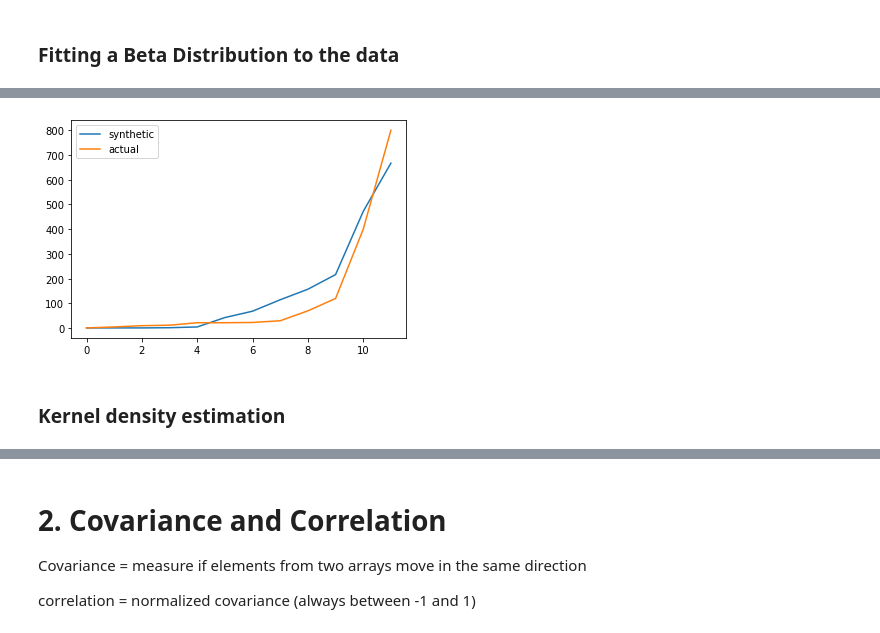
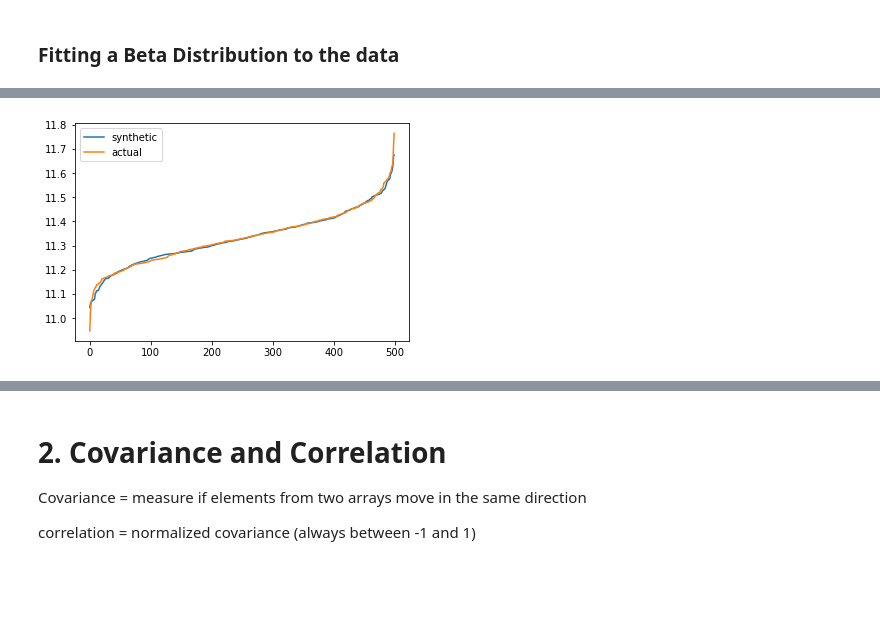
Before and after one commit to sanjosh/machine_learning, a Jupyter notebook: copulas/synthetic data generation.ipynb, the cells around one changed output, grey strips where cells are left out. Drawn from its saved outputs; the diff is of its cells as text; code cells hidden in the pictures; blank space fills up the shorter version.

```diff
--- a/copulas/synthetic data generation.ipynb
+++ b/copulas/synthetic data generation.ipynb
@@ -10,4 +10,13 @@ import numpy as np
 # %% [markdown]
 ### This is some sample data
 # %%
-actual_data = [5, 12, 22, 400, 800, 120, 70, 30, 23, 22, 10, 1 ]
+num_values = 500
+
+actual_age = beta.rvs(100, 200 ,loc=10, scale=4, size=num_values)
+
+actual_speed = gamma.rvs(a = 10, loc=10, scale=5, size=num_values)
+
+correlation_dict = {'speed': sorted(actual_speed),
+                      'age': sorted(actual_age) }
+
+df = pd.DataFrame.from_dict(correlation_dict)
@@ -14,7 +37,6 @@ actual_data = [5, 12, 22, 400, 800, 120, 70, 30, 23, 22, 10, 1 ]
 # %% [markdown]
 ### Fitting a Beta Distribution to the data
 # %%
-actual_a, actual_b, actual_loc, actual_scale = beta.fit(actual_data)
-
-print('Beta distribution parameters are', actual_a, actual_b, actual_loc, actual_scale)
+age_a, age_b, age_loc, age_scale = beta.fit(df.age)
+synthetic_age_beta = beta.rvs(age_a, age_b ,loc=age_loc,scale=age_scale,size=len(df.age))
 # %% [output]
@@ -24,9 +44,7 @@ synthetic_data_beta = beta.rvs(actual_a, actual_b ,loc=actual_loc,scale=actual_s
 # %%
-plt.plot(sorted(synthetic_data_beta), label='synthetic')
-plt.plot(sorted(actual_data), label='actual')
+plt.plot(sorted(synthetic_age_beta), label='synthetic')
+plt.plot(sorted(df.age), label='actual')
 plt.legend()
 plt.show()
 # %% [output]
-[figure, old version]
+[figure, new version]
-# %% [markdown]
-### Kernel density estimation
```
Also changed, not shown: parts of 20 cells of this notebook.
